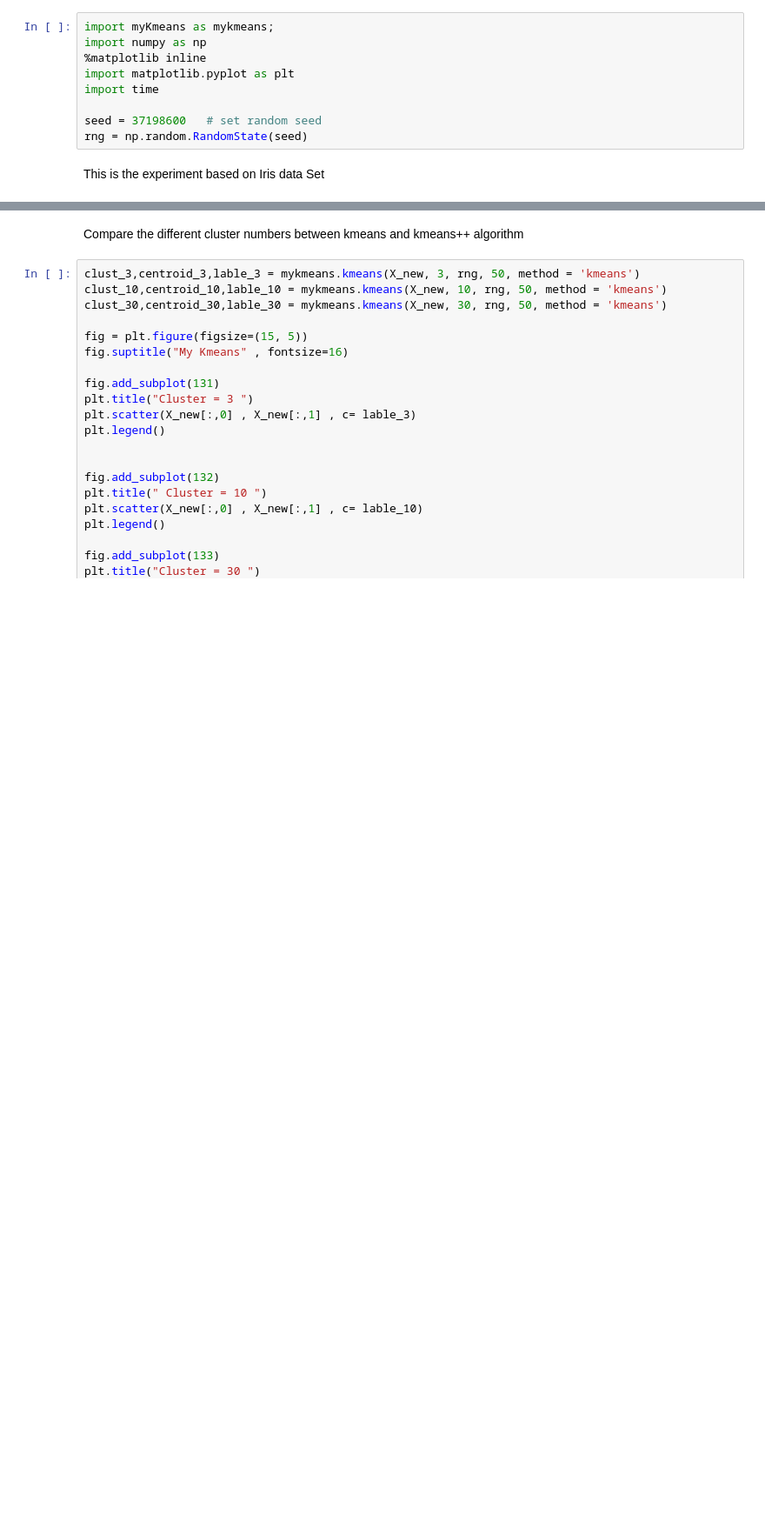
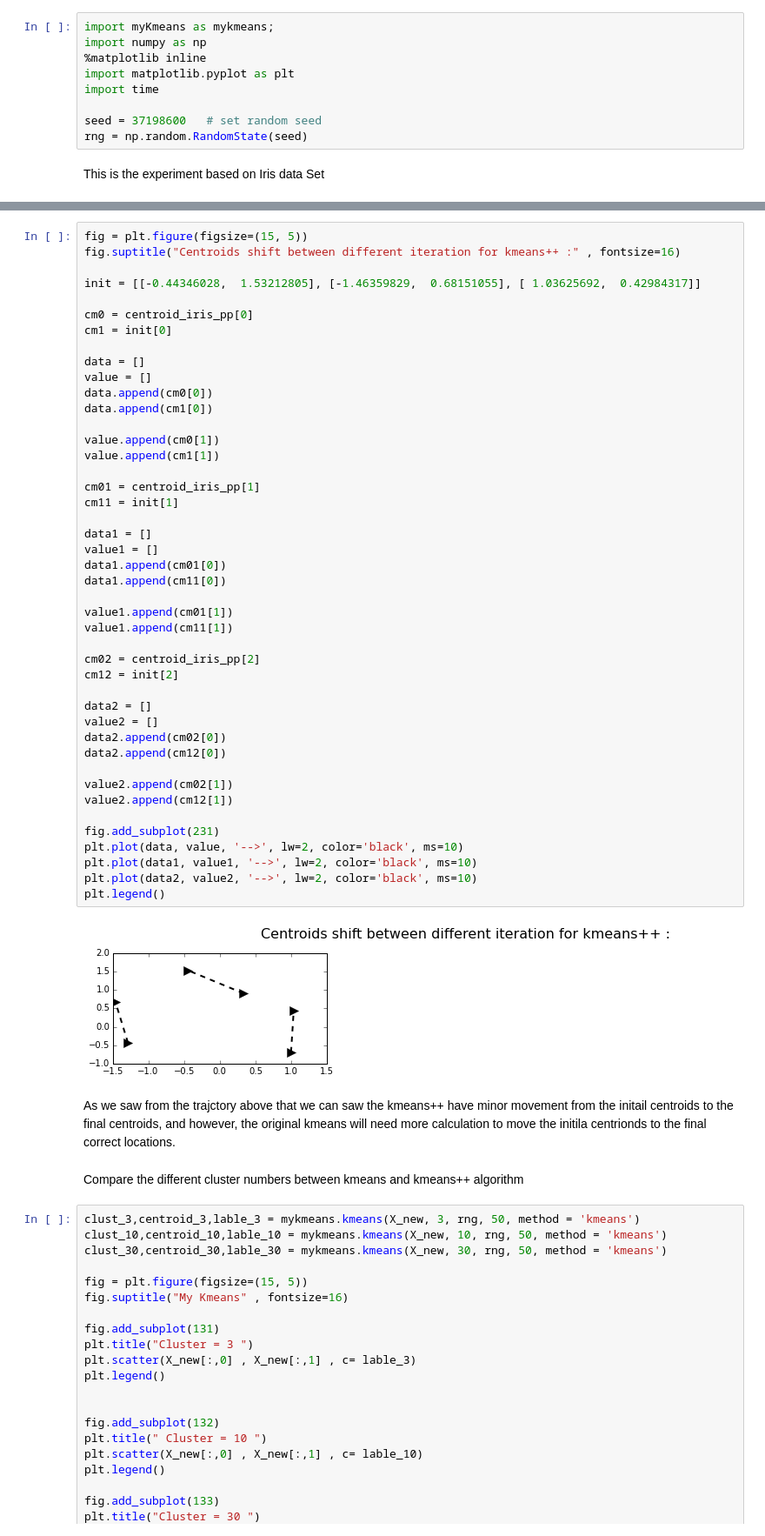
Before and after one commit to chialingwang/ML_SparsingModeling, a Jupyter notebook: ChiaLing-Assignment4_KMeans_Algorithm.ipynb, the cells around one changed output, grey strips where cells are left out. Shown: that part at 87% size. Saved outputs shown, nothing was run; the diff lists cells and outputs as text; blank space fills up the shorter version.

```diff
--- a/ChiaLing-Assignment4_KMeans_Algorithm.ipynb
+++ b/ChiaLing-Assignment4_KMeans_Algorithm.ipynb
@@ -85,3 +137,51 @@ This is Kmeans_Multi
+# %%
+fig = plt.figure(figsize=(15, 5))
+fig.suptitle("Centroids shift between different iteration for kmeans++ :" , fontsize=16)
+
+init = [[-0.44346028,  1.53212805], [-1.46359829,  0.68151055], [ 1.03625692,  0.42984317]]
+
+cm0 = centroid_iris_pp[0]
+cm1 = init[0]
+
+data = []
+value = []
+data.append(cm0[0])
+data.append(cm1[0])
+
+value.append(cm0[1])
+value.append(cm1[1])
+
+cm01 = centroid_iris_pp[1]
+cm11 = init[1]
+
+data1 = []
+value1 = []
+data1.append(cm01[0])
+data1.append(cm11[0])
+
+value1.append(cm01[1])
+value1.append(cm11[1])
+
+cm02 = centroid_iris_pp[2]
+cm12 = init[2]
+
+data2 = []
+value2 = []
+data2.append(cm02[0])
+data2.append(cm12[0])
+
+value2.append(cm02[1])
+value2.append(cm12[1])
+
+fig.add_subplot(231)
+plt.plot(data, value, '-->', lw=2, color='black', ms=10)
+plt.plot(data1, value1, '-->', lw=2, color='black', ms=10)
+plt.plot(data2, value2, '-->', lw=2, color='black', ms=10)
+plt.legend()
+# %% [output]
+[figure, added]
+# %% [markdown]
+As we saw from the trajctory above that we can saw the kmeans++ have minor movement from the initail centroids to the final centroids, and however, the original kmeans will need more calculation to move the initila centrionds to the final correct locations.
 # %% [markdown]
 Compare the different cluster numbers between kmeans and kmeans++ algorithm
 # %%
```
Also changed, not shown: parts of 5 cells of this notebook, 1 other file.
